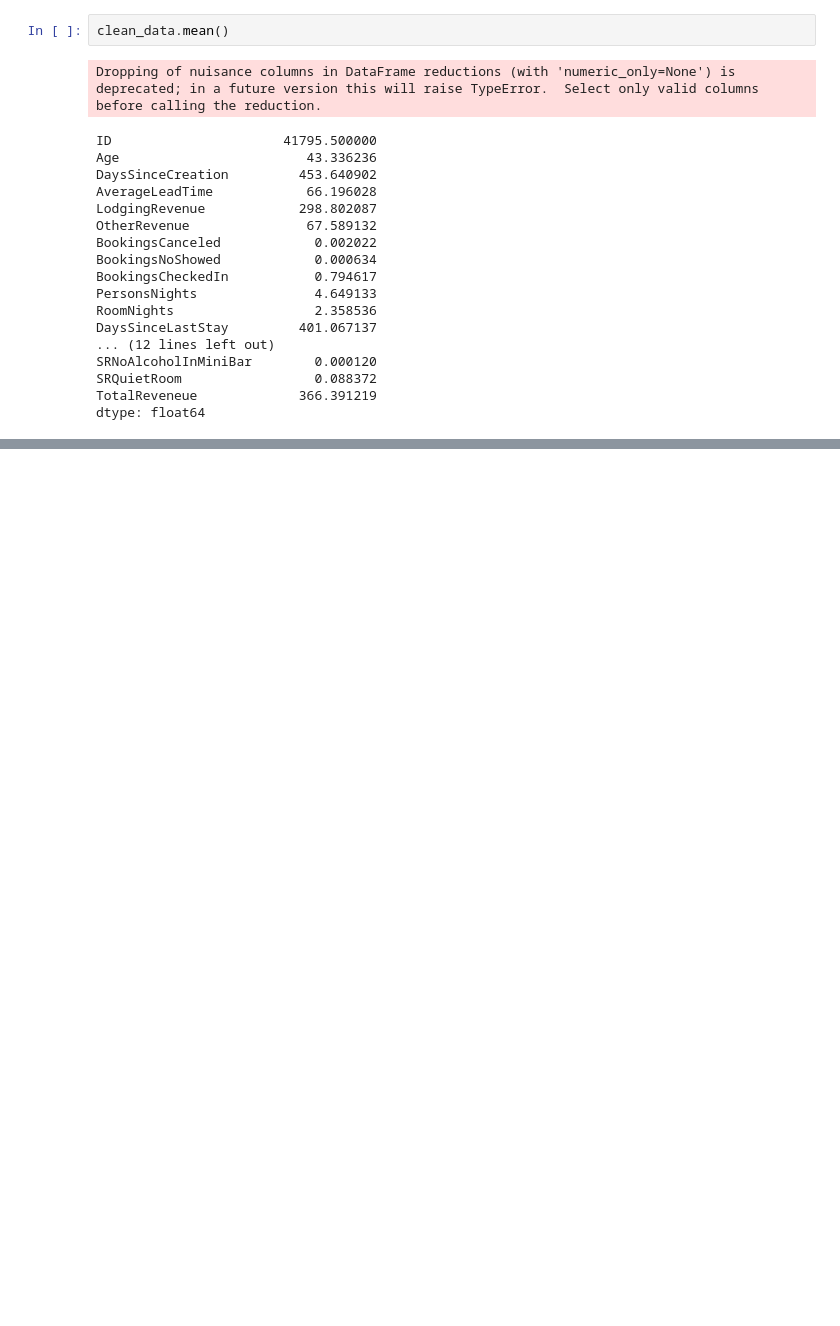
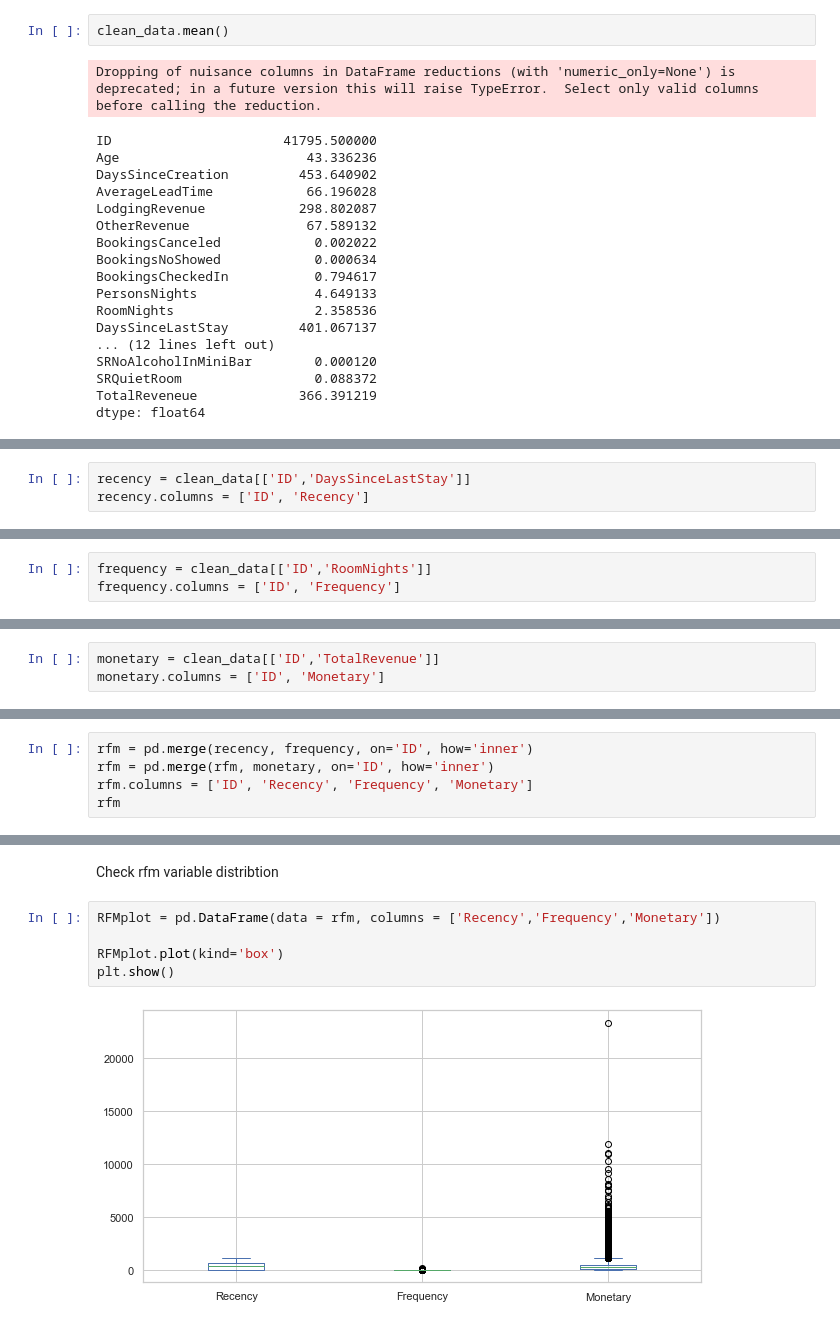
Before and after one commit to LNRobertson/Customer_Segmentation, a Jupyter notebook: notebooks/2_EDA.ipynb, the cells around one changed output, grey strips where cells are left out. Cells and saved outputs as stored; diff of their text form; blank space fills up the shorter version.

```diff
--- a/notebooks/2_EDA.ipynb
+++ b/notebooks/2_EDA.ipynb
@@ -646,0 +685,3 @@ dtype: float64
+# %%
+recency = clean_data[['ID','DaysSinceLastStay']]
+recency.columns = ['ID', 'Recency']
@@ -646,0 +703,3 @@ dtype: float64
+# %%
+frequency = clean_data[['ID','RoomNights']]
+frequency.columns = ['ID', 'Frequency']
@@ -646,0 +719,3 @@ dtype: float64
+# %%
+monetary = clean_data[['ID','TotalRevenue']]
+monetary.columns = ['ID', 'Monetary']
@@ -646,0 +733,5 @@ dtype: float64
+# %%
+rfm = pd.merge(recency, frequency, on='ID', how='inner')
+rfm = pd.merge(rfm, monetary, on='ID', how='inner')
+rfm.columns = ['ID', 'Recency', 'Frequency', 'Monetary']
+rfm
@@ -646,0 +752,9 @@ dtype: float64
+# %% [markdown]
+Check rfm variable distribtion
+# %%
+RFMplot = pd.DataFrame(data = rfm, columns = ['Recency','Frequency','Monetary'])
+
+RFMplot.plot(kind='box')
+plt.show()
+# %% [output]
+[figure, added]
```
Also changed, not shown: parts of 28 cells of this notebook.
